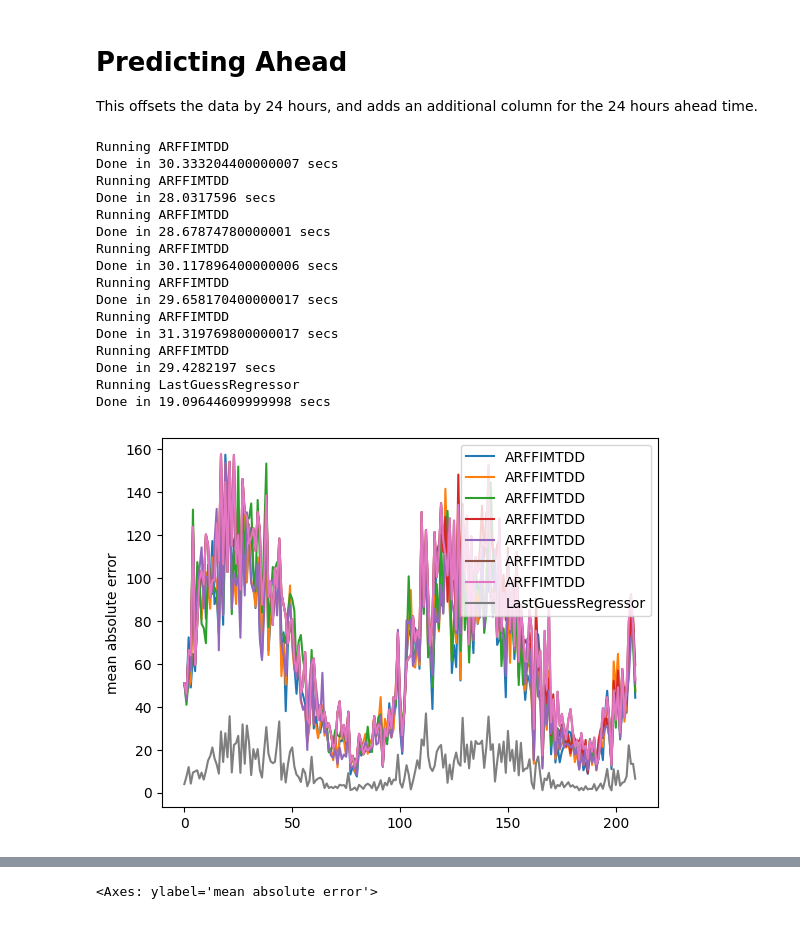
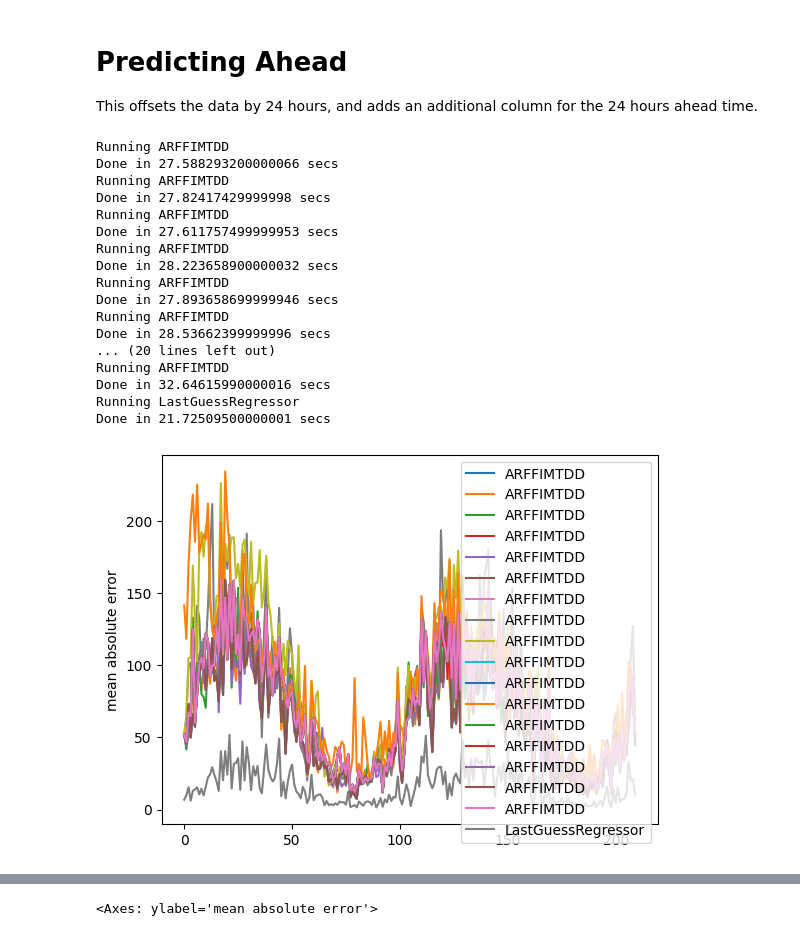
Before and after one commit to bertkdowns/data-streams-hackathon, a Jupyter notebook: predicting_ahead.ipynb, the cells around one changed output, grey strips where cells are left out. Drawn from its saved outputs; the diff is of its cells as text; code cells hidden in the pictures.

```diff
--- a/predicting_ahead.ipynb
+++ b/predicting_ahead.ipynb
@@ -49,6 +49,20 @@ models = [
     ARFFIMTDD(schema,page_hinckley_alpha=0.1),
     ARFFIMTDD(schema,page_hinckley_alpha=0.1,page_hinckley_threshold=1000),
     ARFFIMTDD(schema,page_hinckley_alpha=0.9,page_hinckley_threshold=1000),
+    ARFFIMTDD(schema,alternate_tree_t_min=1000),
+    ARFFIMTDD(schema,alternate_tree_t_min=100000),
+    ARFFIMTDD(schema,alternate_tree_t_min=1000,page_hinckley_alpha=0.9,page_hinckley_threshold=1000),
+    ARFFIMTDD(schema,alternate_tree_t_min=1000,page_hinckley_alpha=0.9,page_hinckley_threshold=1000),
+    ARFFIMTDD(schema,alternate_tree_t_min=1000,page_hinckley_alpha=0.9,page_hinckley_threshold=1000, grace_period=10000),
+    ARFFIMTDD(schema,alternate_tree_t_min=1000,page_hinckley_alpha=0.9,page_hinckley_threshold=1000, alternate_tree_fading_factor=0.9999999),
+    ARFFIMTDD(schema,alternate_tree_t_min=1000,page_hinckley_alpha=0.9,page_hinckley_threshold=1000, alternate_tree_fading_factor=0.9999999),
+    ARFFIMTDD(schema,learning_ratio=0.0001),
+    ARFFIMTDD(schema,learning_ratio=0.0001,learning_ratio_decay_factor=0.00001),
+    ARFFIMTDD(schema,alternate_tree_t_min=1000,page_hinckley_alpha=0.9,page_hinckley_threshold=1000, alternate_tree_fading_factor=0.9999999,learning_ratio=0.0001,learning_ratio_decay_factor=0.00001),
+
+
+
+
 
     regressors.LastGuessRegressor(schema=schema),
     # AdaptiveRandomForestRegressor(schema, ensemble_size=1),
@@ -64,37 +78,39 @@ models = [
 # %%
 import seaborn as sns
 import matplotlib.pyplot as plt
+from delayed_evaluation import delayed_prequential_evaluation
 
 # Run all tests
 
 results = []
 
 for learner in models:
     print(f"Running {learner}")
-    result = prequential_evaluation(stream=stream, learner=learner, window_size=5000)
+    result = delayed_prequential_evaluation(stream=stream, learner=learner, window_size=5000)
     print(f"Done in {result['cpu_time']} secs")
     sns.lineplot(result['windowed'].metrics_per_window()["mean absolute error"], label=learner.__str__())
     results.append(result)
 
 plt.show()
 # %% [output]
 Running ARFFIMTDD
-Done in 30.333204400000007 secs
+Done in 27.588293200000066 secs
 Running ARFFIMTDD
-Done in 28.0317596 secs
+Done in 27.82417429999998 secs
 Running ARFFIMTDD
-Done in 28.67874780000001 secs
+Done in 27.611757499999953 secs
 Running ARFFIMTDD
-Done in 30.117896400000006 secs
+Done in 28.223658900000032 secs
 Running ARFFIMTDD
-Done in 29.658170400000017 secs
+Done in 27.893658699999946 secs
 Running ARFFIMTDD
-Done in 31.319769800000017 secs
+Done in 28.53662399999996 secs
+... (20 lines left out)
 Running ARFFIMTDD
-Done in 29.4282197 secs
+Done in 32.64615990000016 secs
 Running LastGuessRegressor
-Done in 19.09644609999998 secs
+Done in 21.72509500000001 secs
-[figure, old version]
+[figure, new version]
 # %%
 for learner, result in zip(models, results):
     if learner.__str__() != "FIMTDD":
```
Also changed, not shown: parts of 3 cells of this notebook.
